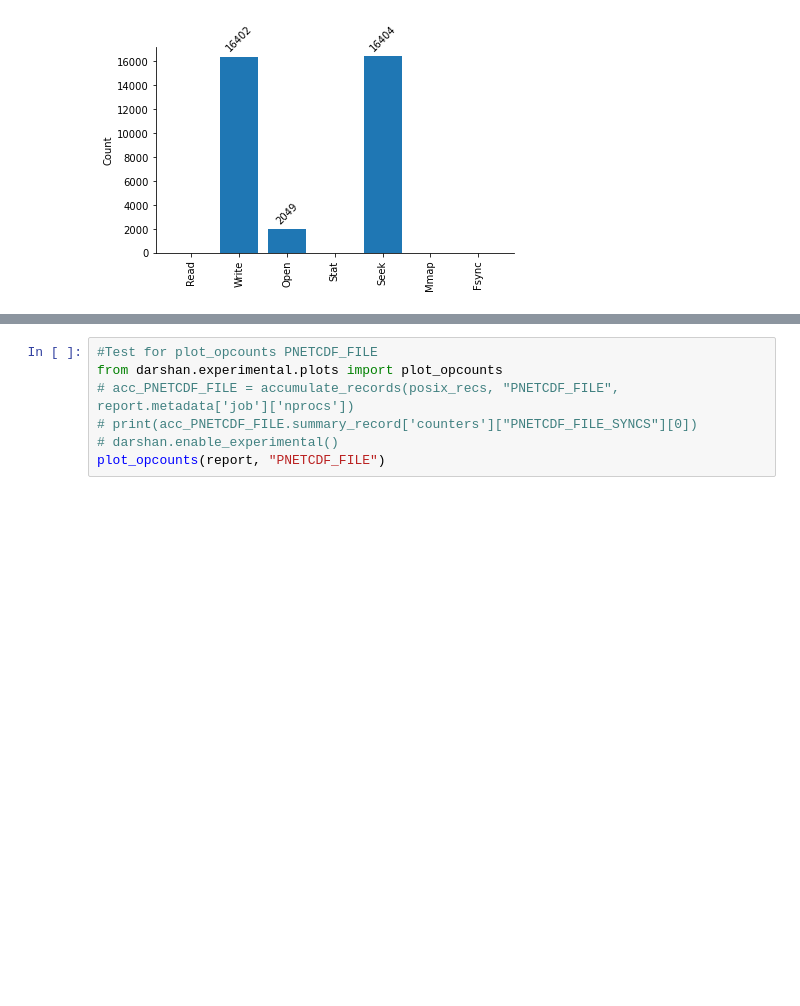
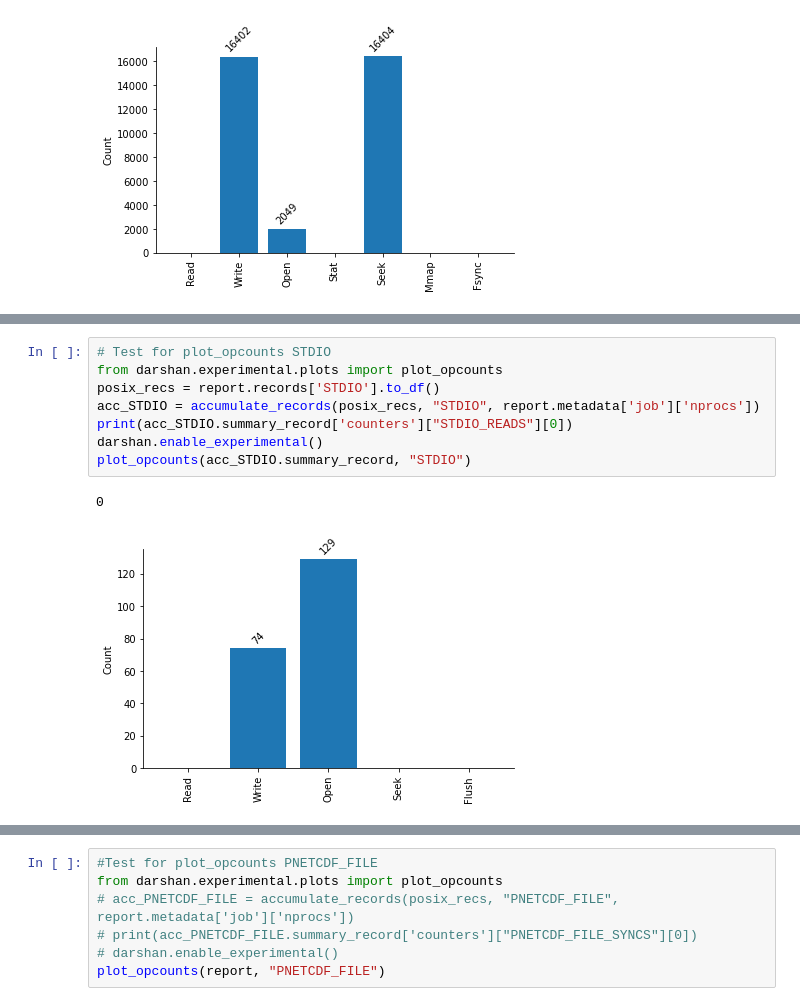
Before and after one commit to darshan-hpc/darshan, a Jupyter notebook: darshan-util/pydarshan/darshan/examples/multi-log-scratchpad.ipynb, the cells around one changed output, grey strips where cells are left out. Drawn from its saved outputs; the diff is of its cells as text; blank space fills up the shorter version.

```diff
--- a/darshan-util/pydarshan/darshan/examples/multi-log-scratchpad.ipynb
+++ b/darshan-util/pydarshan/darshan/examples/multi-log-scratchpad.ipynb
@@ -216,3 +194,14 @@ plot_opcounts(acc_STDIO.summary_record, "STDIO")
+# %%
+# Test for plot_opcounts STDIO
+from darshan.experimental.plots import plot_opcounts
+posix_recs = report.records['STDIO'].to_df()
+acc_STDIO = accumulate_records(posix_recs, "STDIO", report.metadata['job']['nprocs'])
+print(acc_STDIO.summary_record['counters']["STDIO_READS"][0])
+darshan.enable_experimental()
+plot_opcounts(acc_STDIO.summary_record, "STDIO")
+# %% [output]
+0
+[figure, added]
 # %%
 #Test for plot_opcounts H5F
 from darshan.experimental.plots import plot_opcounts
```
Also changed, not shown: parts of 19 cells of this notebook.
